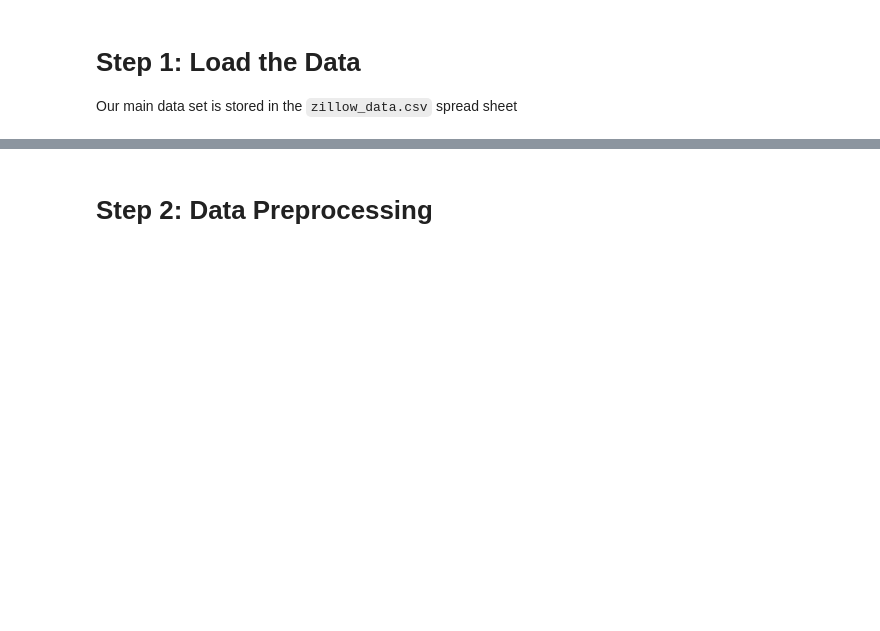
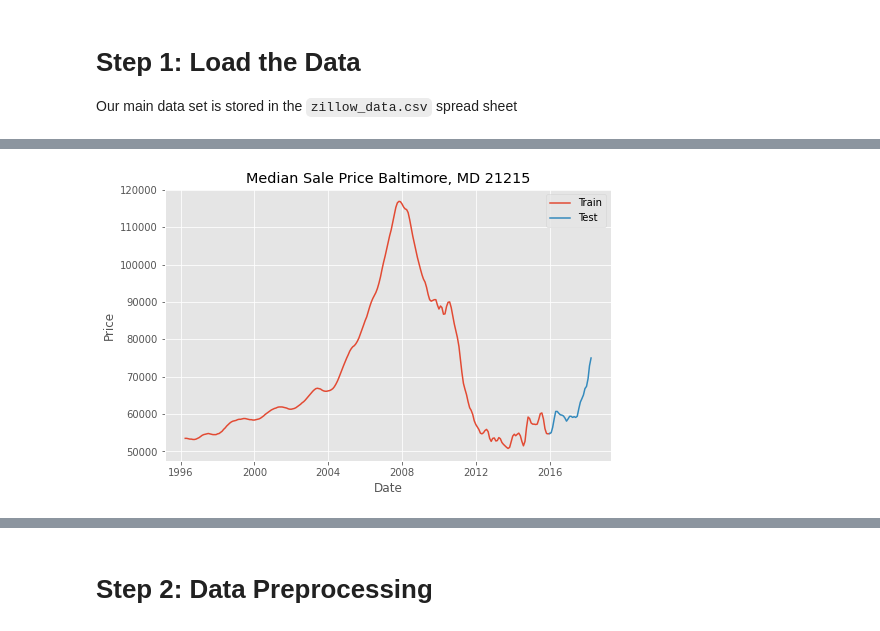
Before and after one commit to sethchart/Baltimore-Real-Estate-Investment, a Jupyter notebook: code/starter_notebook.ipynb, the cells around one changed output, grey strips where cells are left out. Saved outputs shown, nothing was run; the diff lists cells and outputs as text; code cells hidden in the pictures; blank space fills up the shorter version.

```diff
--- a/code/starter_notebook.ipynb
+++ b/code/starter_notebook.ipynb
@@ -20,0 +56,2 @@ filtered.head()
+# %%
+model_dictionary = load_data(filtered)
@@ -20,0 +78,9 @@ filtered.head()
+# %%
+def make_test_train_split(model_dictionary, zip_code, split_date='2016'):
+    time_series = model_dictionary[zip_code]['TimeSeries']
+    split_datetime = pd.to_datetime(split_date)
+    train = time_series[:split_datetime]
+    test = time_series[split_datetime:]
+    return train, test
+# %%
+train, test = make_test_train_split(model_dictionary, zip_code=21215)
@@ -20,0 +112,18 @@ filtered.head()
+# %%
+def make_time_series_plot(model_dictionary, zip_code):
+    train, test = make_test_train_split(model_dictionary, zip_code)
+    plt.style.use('ggplot')
+    fig, ax = plt.subplots(figsize=(8, 5));
+    ax.plot(train);
+    ax.plot(test);
+    ax.legend(['Train', 'Test']);
+    city_name = model_dictionary[zip_code]['City']
+    state_abbreviation = model_dictionary[zip_code]['State']
+    ax.set_title(f'Median Sale Price {city_name}, {state_abbreviation} {zip_code}')
+    ax.set_xlabel('Date')
+    ax.set_ylabel('Price')
+    return fig
+# %%
+make_time_series_plot(model_dictionary, zip_code=21215);
+# %% [output]
+[figure, added]
```
Also changed, not shown: parts of 14 cells of this notebook.
